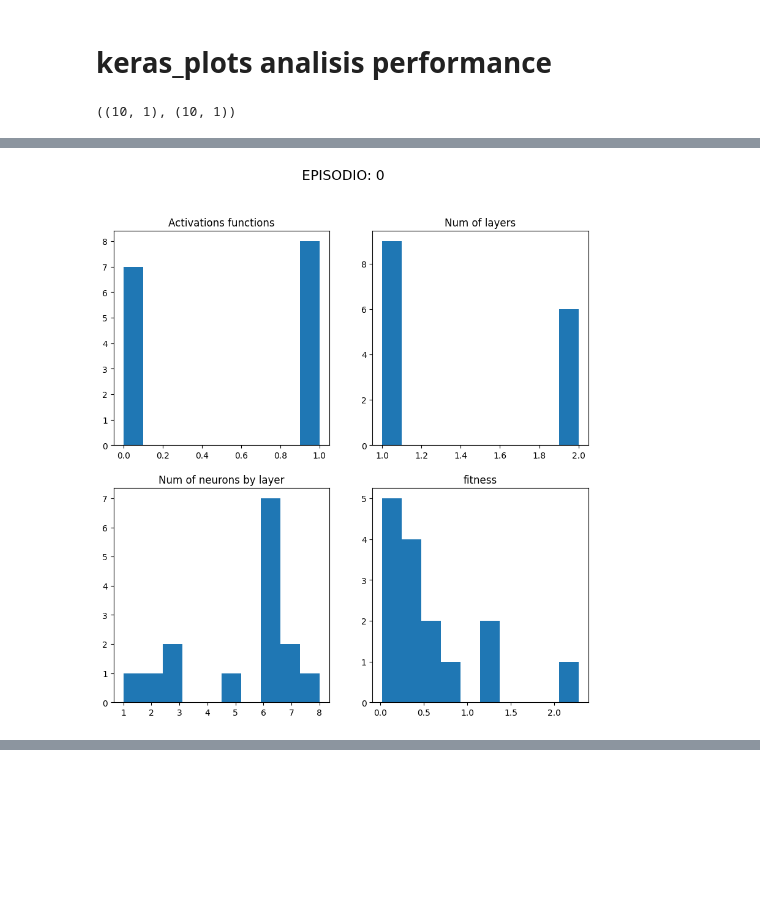
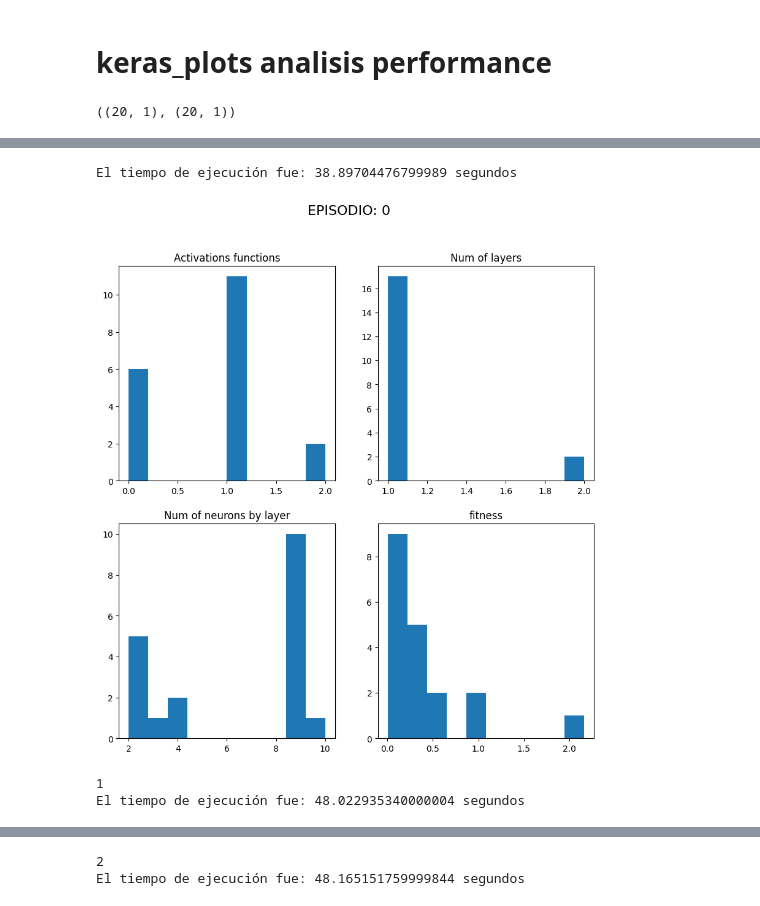
Before and after one commit to tintenderete/TFM, a Jupyter notebook: EVO/evo_test.ipynb, the cells around one changed output, grey strips where cells are left out. Drawn from its saved outputs; the diff is of its cells as text; code cells hidden in the pictures; blank space fills up the shorter version.

```diff
--- a/EVO/evo_test.ipynb
+++ b/EVO/evo_test.ipynb
@@ -59,15 +62,15 @@ KeyboardInterrupt:
 # %% [markdown]
 # keras_plots analisis performance
 # %%
-X, Y = generate_data(10)
+X, Y = generate_data(20)
 X.shape, Y.shape
 # %% [output]
-((10, 1), (10, 1))
+((20, 1), (20, 1))
 # %%
-population_size = 4
-n_generations = 2
-n_save_best_population = 1
-epochs=1
+population_size = 5
+n_generations = 3
+n_save_best_population = 4
+epochs=2
 initial_population = initial_population_keras(population_size)
 
 # assuming that X and Y are your data
@@ -84,10 +89,20 @@ ga = GeneticAlgorithm(
 # %%
-n_episodios = 1
+n_episodios = 3
+
+
+fitness_evo = []
 
 for i in range(n_episodios):
-
+    print(i)
+    start_time = timeit.default_timer()
     # ENTRENAMOS N GENERACIONES
     best_solution = ga.run()
+
+    fitness_evo.append(ga.fitness.min())
+
+    end_time = timeit.default_timer()
+    execution_time = end_time - start_time
+    print(f"El tiempo de ejecución fue: {execution_time} segundos")
 
     fig , axs = plt.subplots(2,2, figsize=(10,10))
 
@@ -108,27 +123,6 @@ for i in range(n_episodios):
 
     plt.show()
 
-    """
-    # CREAMOS MODELOS DEL EPISODIO PARA ANALIZAR ( Un EPISODIO SON N GENERACIONES)
 
-    my_models = []
-    for i in range(ga.population.shape[0]):
-        my_models.append( create_model(ga.population[i]) )
-
-
-    activation_functions = get_activation_functions(my_models, 0)  # for the first layer
-    plot_histogram(activation_functions, 'Distribution of Activation Function layer 0', 'Activation Function')
-
-    activation_functions = get_activation_functions(my_models, 1)
-    plot_histogram(activation_functions, 'Distribution of Activation Function layer 1', 'Activation Function')
-
-    neurons = get_neurons(my_models, 0)  # for the first layer
-    plot_histogram(neurons, 'Distribution of Neurons layer 0', 'Number of Neurons')
-
-    neurons = get_neurons(my_models, 1)  # for the first layer
-    plot_histogram(neurons, 'Distribution of Neurons layer 1', 'Number of Neurons')
-
-    num_layers = get_number_of_layers(my_models)
-    plot_histogram(num_layers, 'Distribution of Number of Layers', 'Number of Layers')
-    """
+plt.plot(fitness_evo)
 # %% [output]
@@ -139 +134,4 @@ WARNING:tensorflow:6 out of the last 6 calls to <function Model.make_test_functi
+El tiempo de ejecución fue: 38.89704476799989 segundos
-[figure, old version]
+[figure, new version]
+1
+El tiempo de ejecución fue: 48.022935340000004 segundos
@@ -139,0 +139,2 @@ WARNING:tensorflow:6 out of the last 6 calls to <function Model.make_test_functi
+2
+El tiempo de ejecución fue: 48.165151759999844 segundos
```
Also changed, not shown: parts of 6 cells of this notebook.
